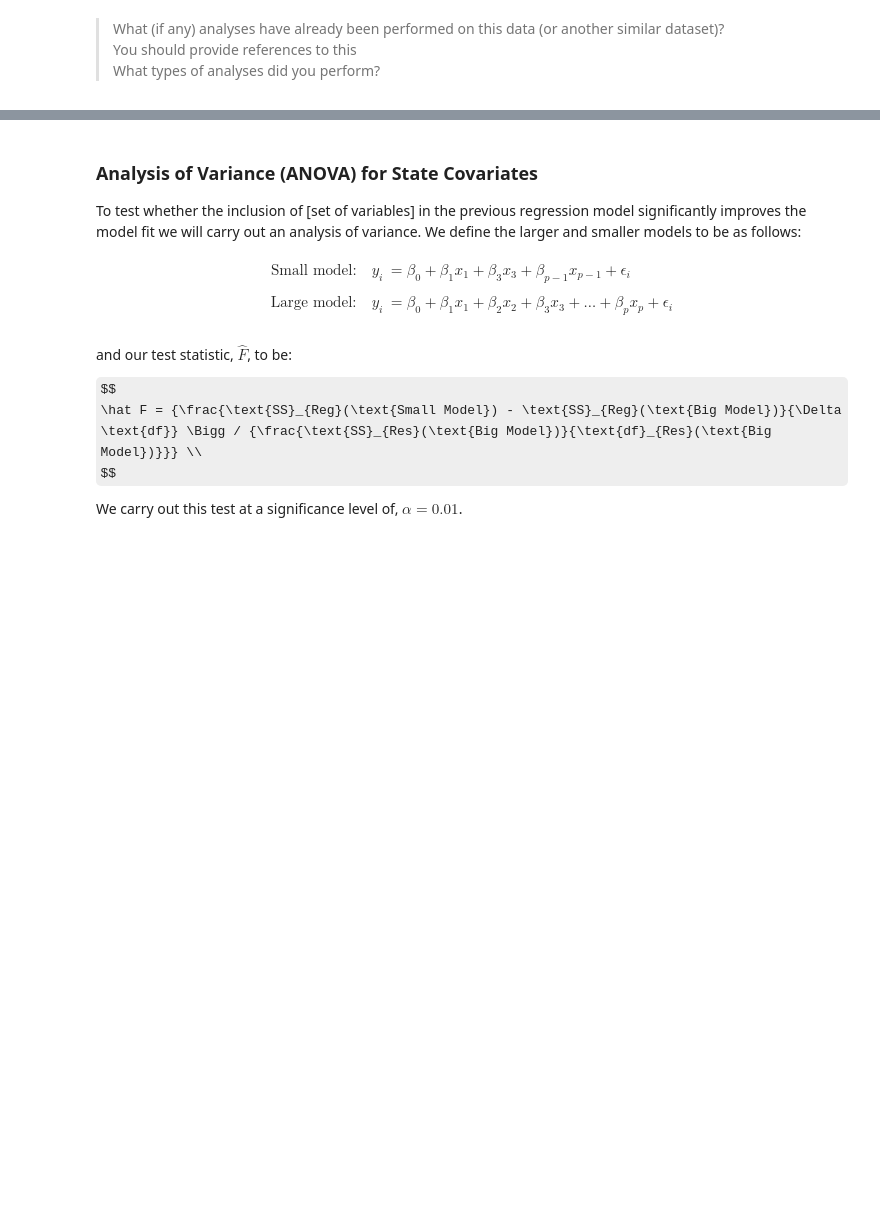
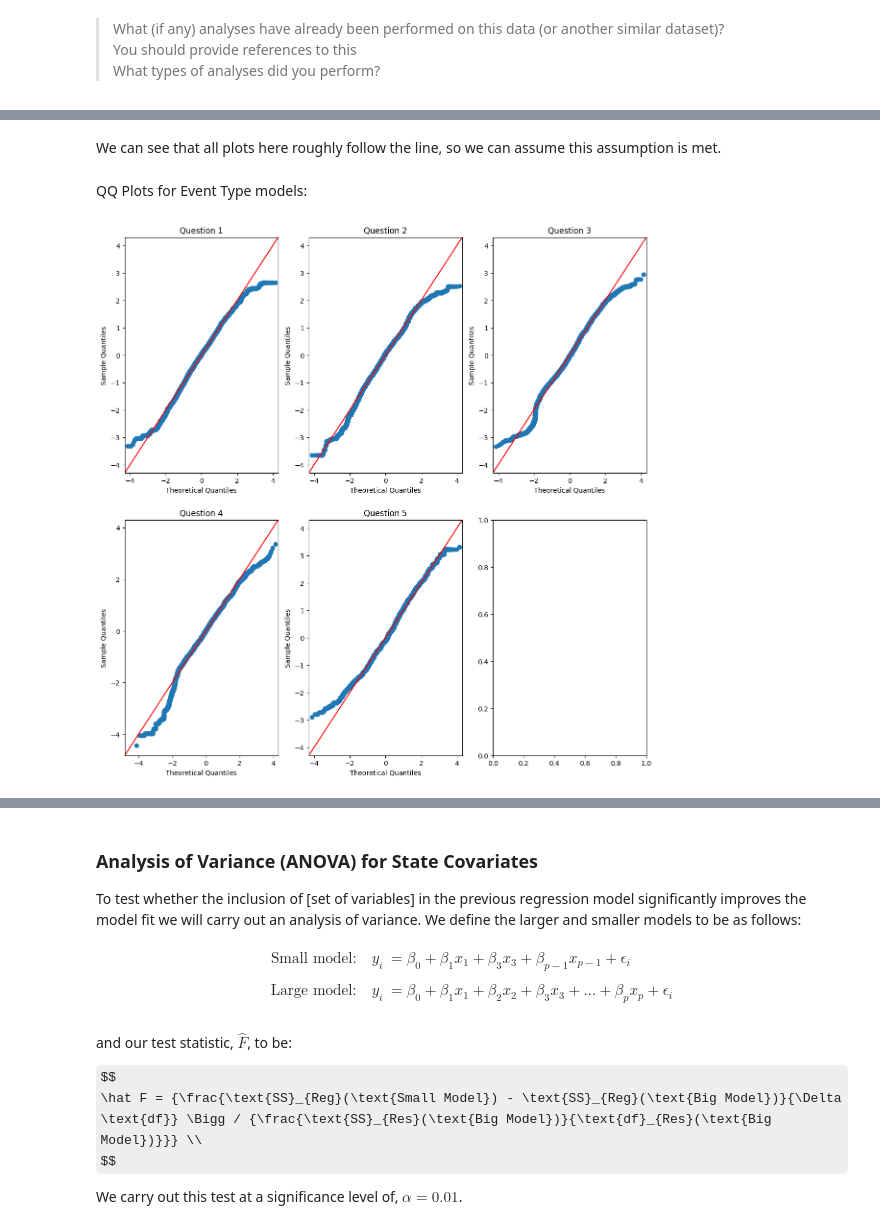
Before and after one commit to ncolebank12/math189-proj, a Jupyter notebook: project.ipynb, the cells around one changed output, grey strips where cells are left out. Cells and saved outputs as stored; diff of their text form; code cells hidden in the pictures; some formulas as TeX source; blank space fills up the shorter version.

Commit message:
finished regression section, need to add assumption interpretation

```diff
--- a/project.ipynb
+++ b/project.ipynb
@@ -811,0 +914,11 @@ This distribution also contains no significant outliers, but it does tend to be
+# %% [markdown]
+We can see that all plots here roughly follow the line, so we can assume this assumption is met.
+# %% [markdown]
+QQ Plots for Event Type models:
+# %%
+fig, axs = plt.subplots(2,3, figsize=(14,14))
+for i, (model, ax) in enumerate(zip(event_models, axs.ravel())):
+    sm.qqplot(standardize(model.resid), line='45', ax=ax)
+    ax.set_title(f'Question {i + 1}')
+# %% [output]
+[figure, added]
```
Also changed, not shown: parts of 35 cells of this notebook.
